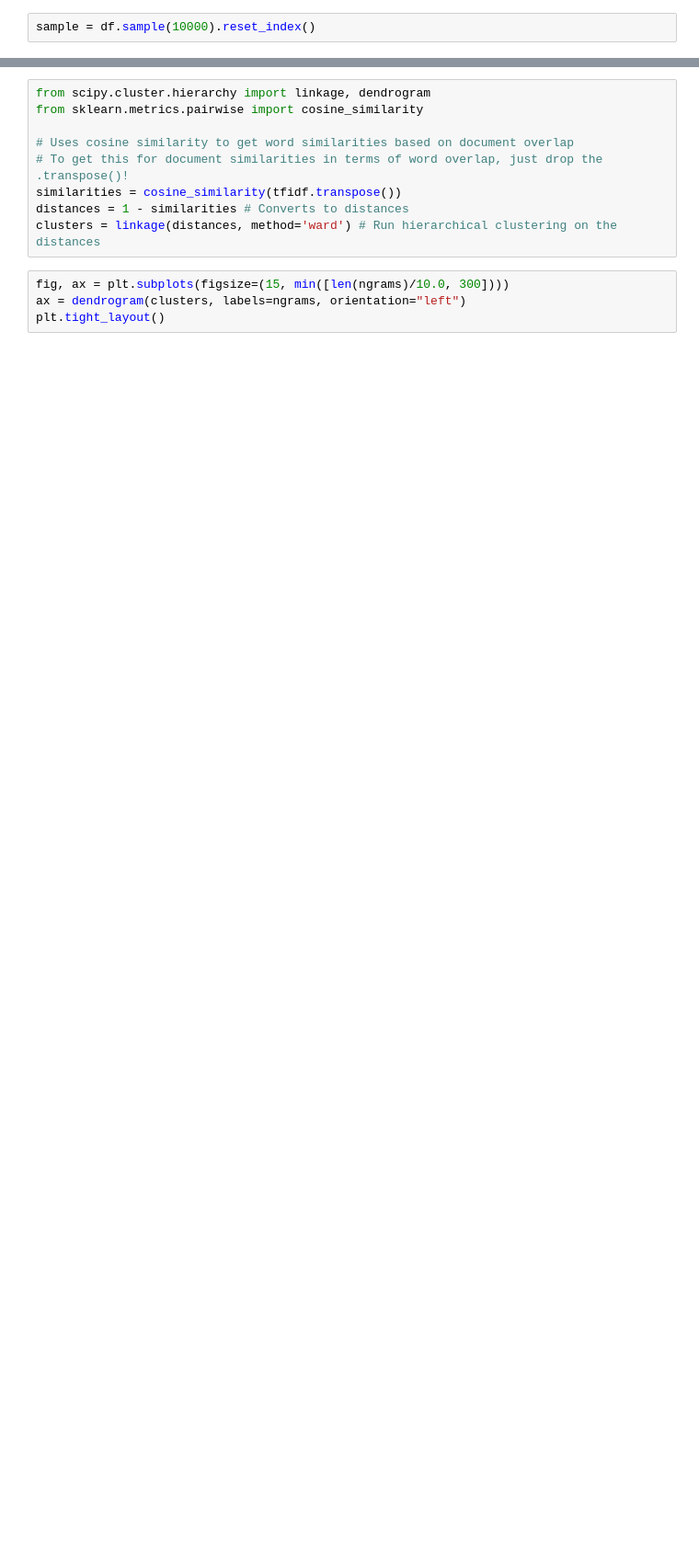
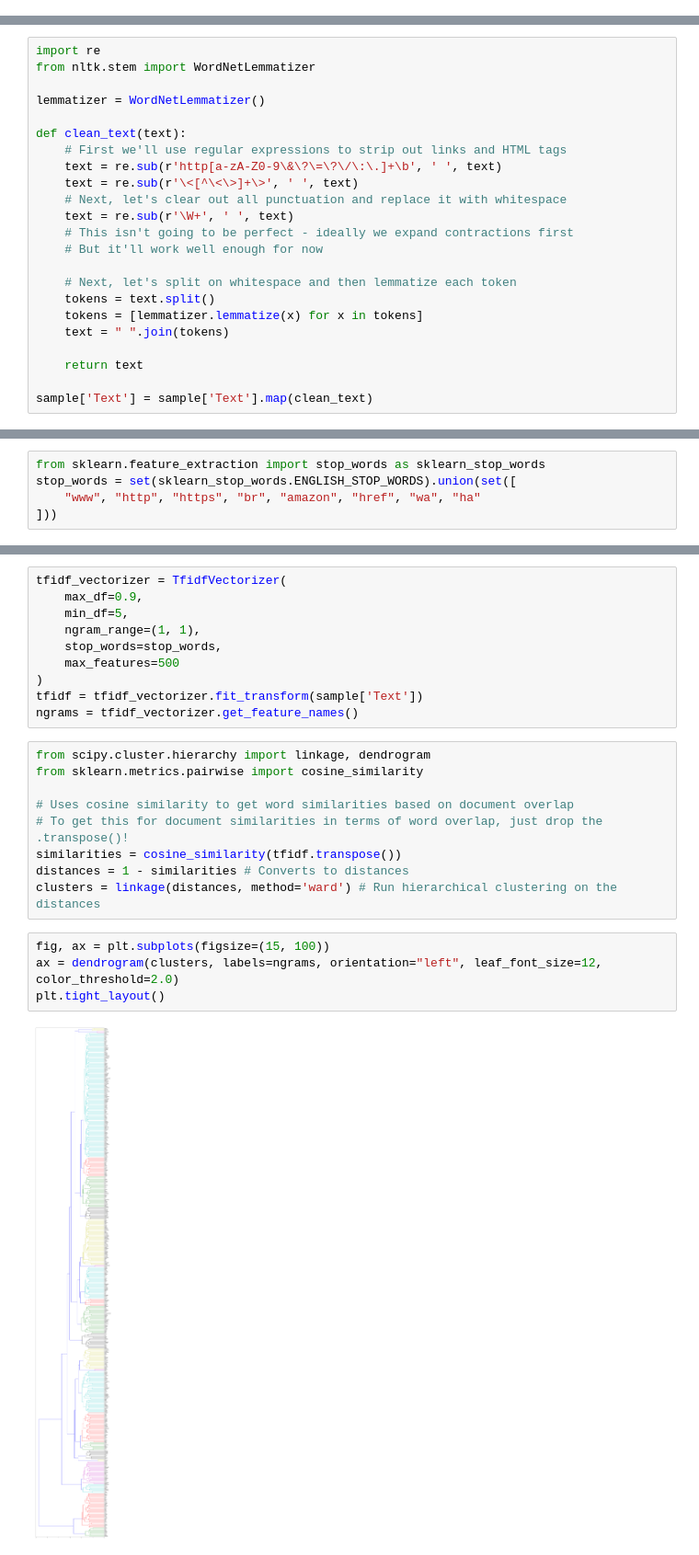
Before and after one commit to patrickvankessel/WorldBank-Text-Analysis-2019, a Jupyter notebook: Tutorial.ipynb, the cells around one changed output, grey strips where cells are left out. Shown at 92% size. Drawn from its saved outputs; the diff is of its cells as text; blank space fills up the shorter version.

```diff
--- a/Tutorial.ipynb
+++ b/Tutorial.ipynb
@@ -19,5 +30,3 @@ Let's just use a sample for now, so things run faster
-# %%
-sample = df.sample(10000).reset_index()
 # %% [markdown]
 ### Examine the data
 # %% [markdown]
@@ -38,2 +59,25 @@ df['Text'] = df['Text'].map(clean_text)
+# %%
+import re
+from nltk.stem import WordNetLemmatizer
+
+lemmatizer = WordNetLemmatizer()
+
+def clean_text(text):
+    # First we'll use regular expressions to strip out links and HTML tags
+    text = re.sub(r'http[a-zA-Z0-9\&\?\=\?\/\:\.]+\b', ' ', text)
+    text = re.sub(r'\<[^\<\>]+\>', ' ', text)
+    # Next, let's clear out all punctuation and replace it with whitespace
+    text = re.sub(r'\W+', ' ', text)
+    # This isn't going to be perfect - ideally we expand contractions first
+    # But it'll work well enough for now
+
+    # Next, let's split on whitespace and then lemmatize each token
+    tokens = text.split()
+    tokens = [lemmatizer.lemmatize(x) for x in tokens]
+    text = " ".join(tokens)
+
+    return text
+
+sample['Text'] = sample['Text'].map(clean_text)
 # %% [markdown]
 ## TF-IDF Vectorization (Feature Extraction)
@@ -40,3 +86,8 @@ df['Text'] = df['Text'].map(clean_text)
+# %%
+from sklearn.feature_extraction import stop_words as sklearn_stop_words
+stop_words = set(sklearn_stop_words.ENGLISH_STOP_WORDS).union(set([
+    "www", "http", "https", "br", "amazon", "href", "wa", "ha"
+]))
 # %% [markdown]
 Okay, now let's tokenize our text and turn it into numbers
 # %%
@@ -240,3 +442,13 @@ import matplotlib.pyplot as plt
+# %%
+tfidf_vectorizer = TfidfVectorizer(
+    max_df=0.9,
+    min_df=5,
+    ngram_range=(1, 1),
+    stop_words=stop_words,
+    max_features=500
+)
+tfidf = tfidf_vectorizer.fit_transform(sample['Text'])
+ngrams = tfidf_vectorizer.get_feature_names()
 # %%
 from scipy.cluster.hierarchy import linkage, dendrogram
 from sklearn.metrics.pairwise import cosine_similarity
@@ -247,6 +459,8 @@ similarities = cosine_similarity(tfidf.transpose())
 distances = 1 - similarities # Converts to distances
 clusters = linkage(distances, method='ward') # Run hierarchical clustering on the distances
 # %%
-fig, ax = plt.subplots(figsize=(15, min([len(ngrams)/10.0, 300])))
-ax = dendrogram(clusters, labels=ngrams, orientation="left")
+fig, ax = plt.subplots(figsize=(15, 100))
+ax = dendrogram(clusters, labels=ngrams, orientation="left", leaf_font_size=12, color_threshold=2.0)
 plt.tight_layout()
+# %% [output]
+[figure, added]
```
Also changed, not shown: parts of 30 cells of this notebook.
